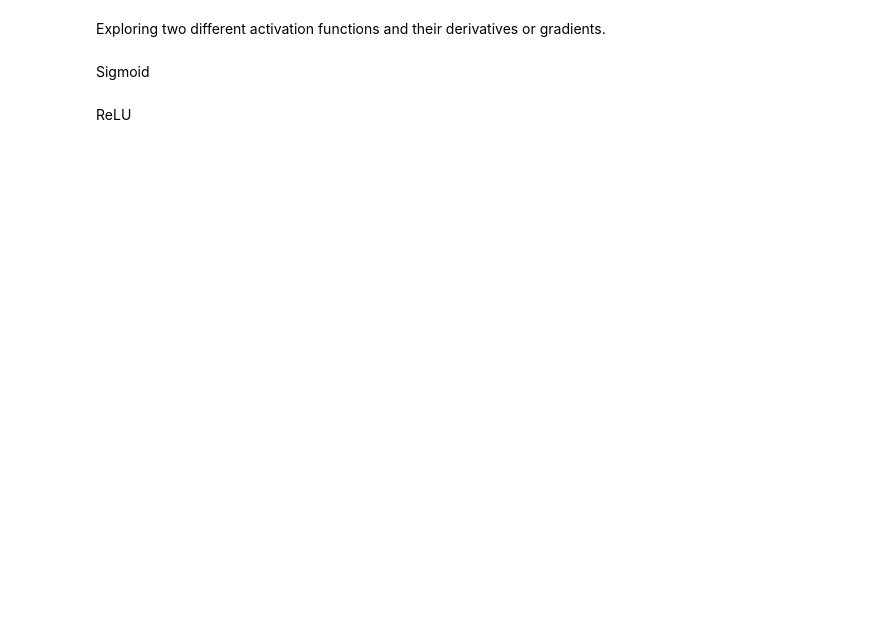
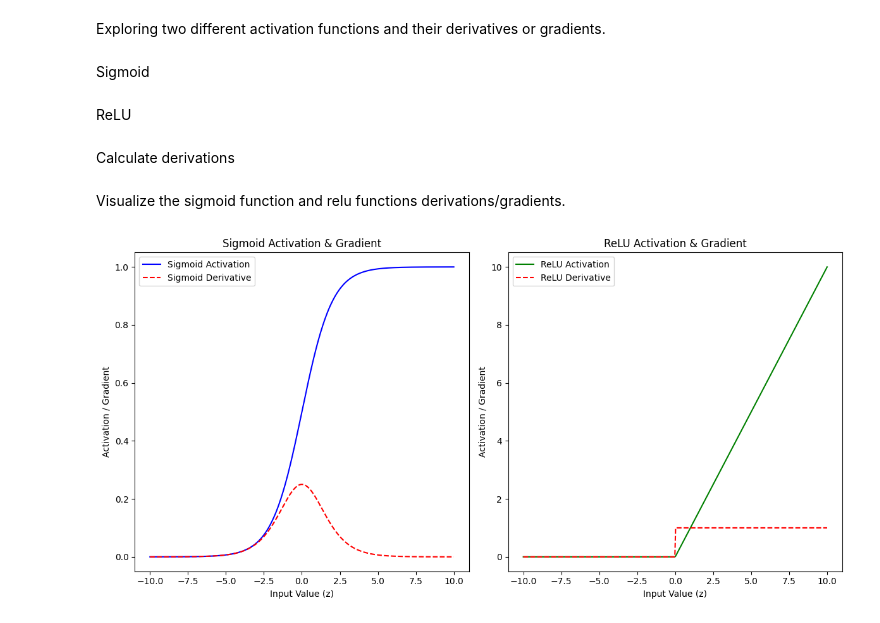
Before and after one commit to Helia-Karisani/vanishing-gradient-and-activation-functions, a Jupyter notebook: vanishing-gradient-and-activation-functions.ipynb, the cells around one changed output. Cells and saved outputs as stored; diff of their text form; code cells hidden in the pictures; blank space fills up the shorter version.

Commit message:
plot gradients

```diff
--- a/vanishing-gradient-and-activation-functions.ipynb
+++ b/vanishing-gradient-and-activation-functions.ipynb
@@ -23,3 +23,41 @@ def relu(z):
 
 def relu_derivative(z):
     return np.where(z > 0, 1, 0)
+# %%
+# define number of input values
+
+# Generate a range of input values
+z = np.linspace(-10, 10, 400)
+# %% [markdown]
+Calculate derivations
+# %%
+sigmoid_grad = sigmoid_derivative(z)
+relu_grad = relu_derivative(z)
+# %% [markdown]
+Visualize the sigmoid function and relu functions derivations/gradients.
+# %%
+# Plot the activation functions
+plt.figure(figsize=(12, 6))
+
+# Plot Sigmoid and its derivative
+plt.subplot(1, 2, 1)
+plt.plot(z, sigmoid(z), label='Sigmoid Activation', color='b')
+plt.plot(z, sigmoid_grad, label="Sigmoid Derivative", color='r', linestyle='--')
+plt.title('Sigmoid Activation & Gradient')
+plt.xlabel('Input Value (z)')
+plt.ylabel('Activation / Gradient')
+plt.legend()
+
+# Plot ReLU and its derivative
+plt.subplot(1, 2, 2)
+plt.plot(z, relu(z), label='ReLU Activation', color='g')
+plt.plot(z, relu_grad, label="ReLU Derivative", color='r', linestyle='--')
+plt.title('ReLU Activation & Gradient')
+plt.xlabel('Input Value (z)')
+plt.ylabel('Activation / Gradient')
+plt.legend()
+
+plt.tight_layout()
+plt.show()
+# %% [output]
+[figure, added]
```
